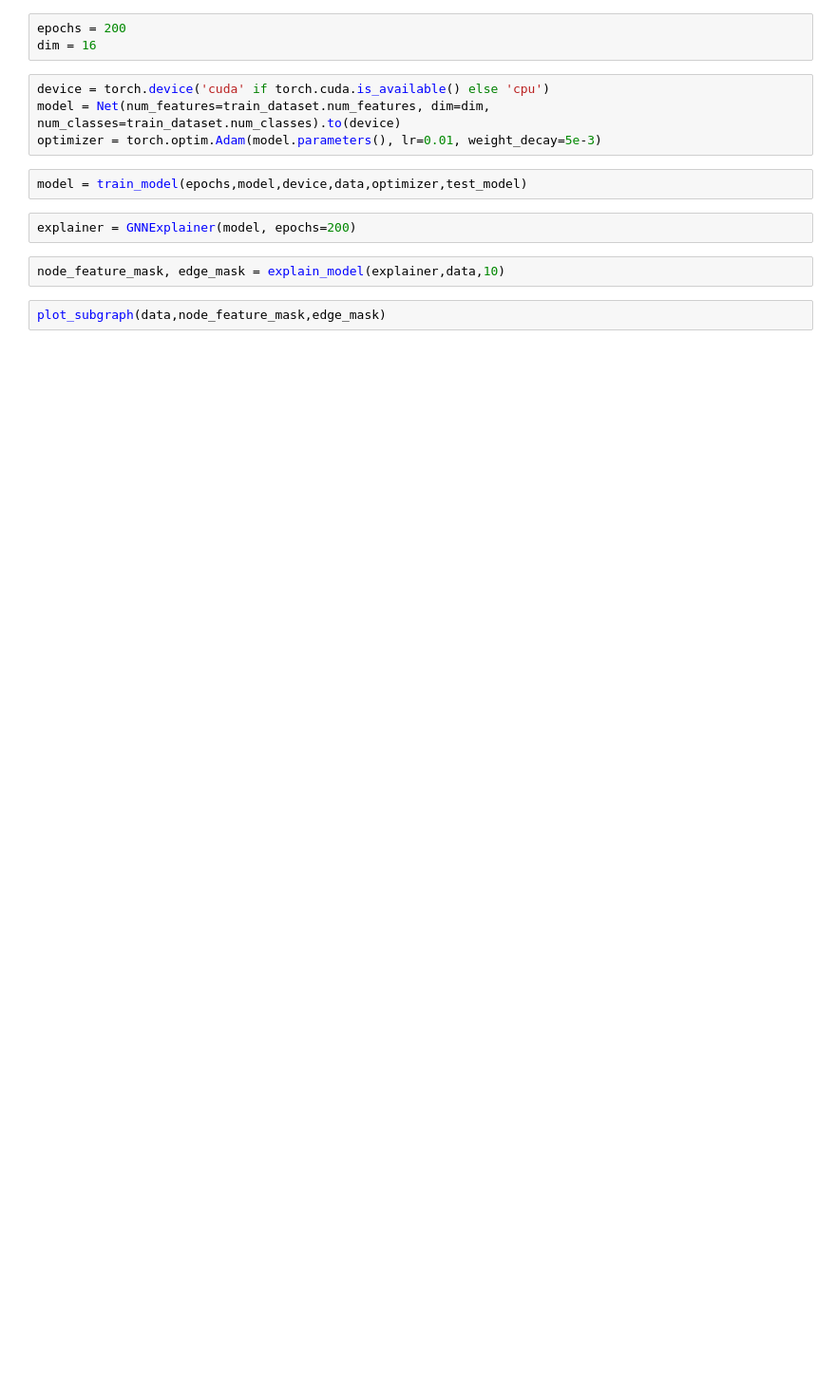
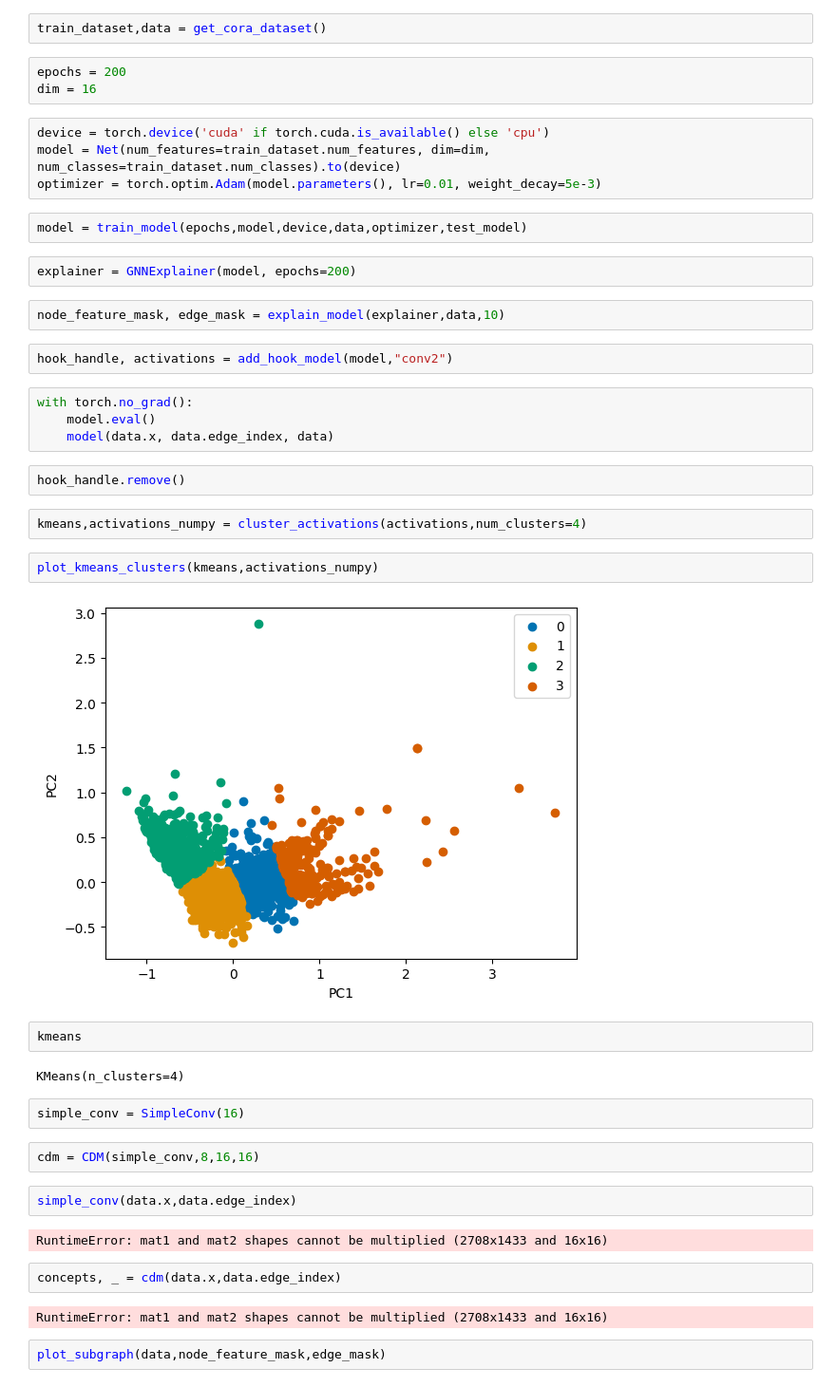
Before and after one commit to naveenr414/gnn_explainability, a Jupyter notebook: scripts/Scratch Space.ipynb, the cells around one changed output. Shown: that part at 95% size. Saved outputs shown, nothing was run; the diff lists cells and outputs as text; blank space fills up the shorter version.

```diff
--- a/scripts/Scratch Space.ipynb
+++ b/scripts/Scratch Space.ipynb
@@ -26,3 +24,5 @@ data = get_cora_dataset()
+# %%
+train_dataset,data = get_cora_dataset()
 # %%
 epochs = 200
 dim = 16
@@ -36,5 +36,35 @@ model = train_model(epochs,model,device,data,optimizer,test_model)
 explainer = GNNExplainer(model, epochs=200)
 # %%
 node_feature_mask, edge_mask = explain_model(explainer,data,10)
+# %%
+hook_handle, activations = add_hook_model(model,"conv2")
+# %%
+with torch.no_grad():
+    model.eval()
+    model(data.x, data.edge_index, data)
+# %%
+hook_handle.remove()
+# %%
+kmeans,activations_numpy = cluster_activations(activations,num_clusters=4)
+# %%
+plot_kmeans_clusters(kmeans,activations_numpy)
+# %% [output]
+[figure, added]
+# %%
+kmeans
+# %% [output]
+KMeans(n_clusters=4)
+# %%
+simple_conv = SimpleConv(16)
+# %%
+cdm = CDM(simple_conv,8,16,16)
+# %%
+simple_conv(data.x,data.edge_index)
+# %% [output]
+RuntimeError: mat1 and mat2 shapes cannot be multiplied (2708x1433 and 16x16)
+# %%
+concepts, _ = cdm(data.x,data.edge_index)
+# %% [output]
+RuntimeError: mat1 and mat2 shapes cannot be multiplied (2708x1433 and 16x16)
 # %%
 plot_subgraph(data,node_feature_mask,edge_mask)
```
Also changed, not shown: parts of 1 cell of this notebook, 4 other files.
